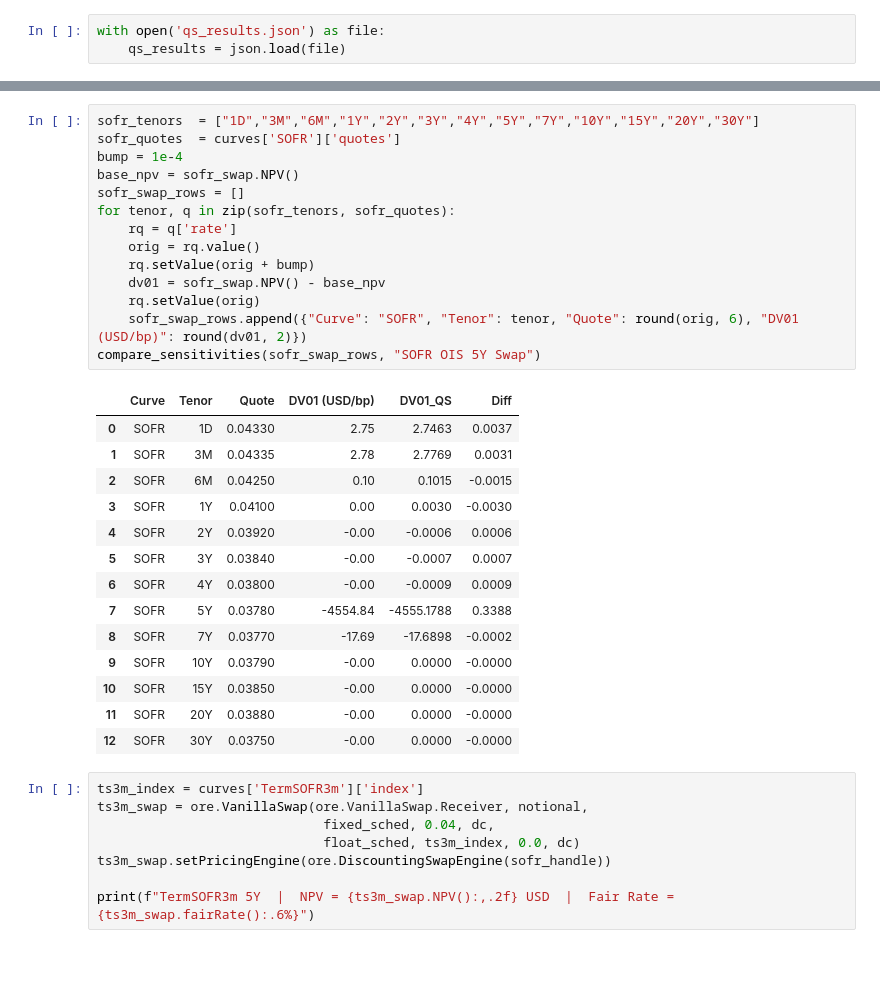
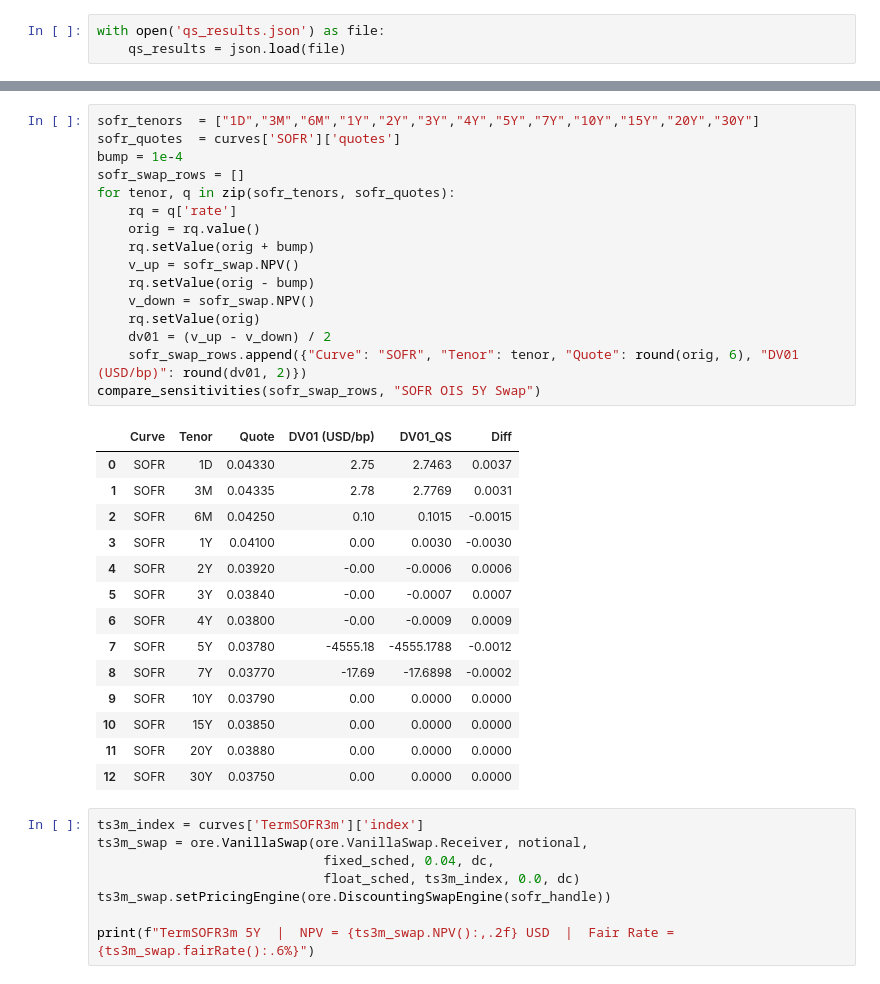
Before and after one commit to jmelo11/quantsupport, a Jupyter notebook: examples/sensitivity/bechmark/sensitivity.ipynb, the cells around one changed output, grey strips where cells are left out. Cells and saved outputs as stored; diff of their text form.

```diff
--- a/examples/sensitivity/bechmark/sensitivity.ipynb
+++ b/examples/sensitivity/bechmark/sensitivity.ipynb
@@ -175,32 +201,34 @@ SOFR OIS 5Y  |  NPV = 342.60 USD  |  Fair Rate = 3.779250%
 # %%
 sofr_tenors  = ["1D","3M","6M","1Y","2Y","3Y","4Y","5Y","7Y","10Y","15Y","20Y","30Y"]
 sofr_quotes  = curves['SOFR']['quotes']
 bump = 1e-4
-base_npv = sofr_swap.NPV()
 sofr_swap_rows = []
 for tenor, q in zip(sofr_tenors, sofr_quotes):
     rq = q['rate']
     orig = rq.value()
     rq.setValue(orig + bump)
-    dv01 = sofr_swap.NPV() - base_npv
+    v_up = sofr_swap.NPV()
+    rq.setValue(orig - bump)
+    v_down = sofr_swap.NPV()
     rq.setValue(orig)
+    dv01 = (v_up - v_down) / 2
     sofr_swap_rows.append({"Curve": "SOFR", "Tenor": tenor, "Quote": round(orig, 6), "DV01 (USD/bp)": round(dv01, 2)})
 compare_sensitivities(sofr_swap_rows, "SOFR OIS 5Y Swap")
 # %% [output]
 |  | Curve | Tenor | Quote | DV01 (USD/bp) | DV01_QS | Diff |
 | 0 | SOFR | 1D | 0.04330 | 2.75 | 2.7463 | 0.0037 |
 | 1 | SOFR | 3M | 0.04335 | 2.78 | 2.7769 | 0.0031 |
 | 2 | SOFR | 6M | 0.04250 | 0.10 | 0.1015 | -0.0015 |
 | 3 | SOFR | 1Y | 0.04100 | 0.00 | 0.0030 | -0.0030 |
 | 4 | SOFR | 2Y | 0.03920 | -0.00 | -0.0006 | 0.0006 |
 | 5 | SOFR | 3Y | 0.03840 | -0.00 | -0.0007 | 0.0007 |
 | 6 | SOFR | 4Y | 0.03800 | -0.00 | -0.0009 | 0.0009 |
-| 7 | SOFR | 5Y | 0.03780 | -4554.84 | -4555.1788 | 0.3388 |
+| 7 | SOFR | 5Y | 0.03780 | -4555.18 | -4555.1788 | -0.0012 |
 | 8 | SOFR | 7Y | 0.03770 | -17.69 | -17.6898 | -0.0002 |
-| 9 | SOFR | 10Y | 0.03790 | -0.00 | 0.0000 | -0.0000 |
-| 10 | SOFR | 15Y | 0.03850 | -0.00 | 0.0000 | -0.0000 |
-| 11 | SOFR | 20Y | 0.03880 | -0.00 | 0.0000 | -0.0000 |
-| 12 | SOFR | 30Y | 0.03750 | -0.00 | 0.0000 | -0.0000 |
+| 9 | SOFR | 10Y | 0.03790 | 0.00 | 0.0000 | 0.0000 |
+| 10 | SOFR | 15Y | 0.03850 | 0.00 | 0.0000 | 0.0000 |
+| 11 | SOFR | 20Y | 0.03880 | 0.00 | 0.0000 | 0.0000 |
+| 12 | SOFR | 30Y | 0.03750 | 0.00 | 0.0000 | 0.0000 |
 # %%
 ts3m_index = curves['TermSOFR3m']['index']
 ts3m_swap = ore.VanillaSwap(ore.VanillaSwap.Receiver, notional,
```
Also changed, not shown: parts of 11 cells of this notebook, 11 other files.
